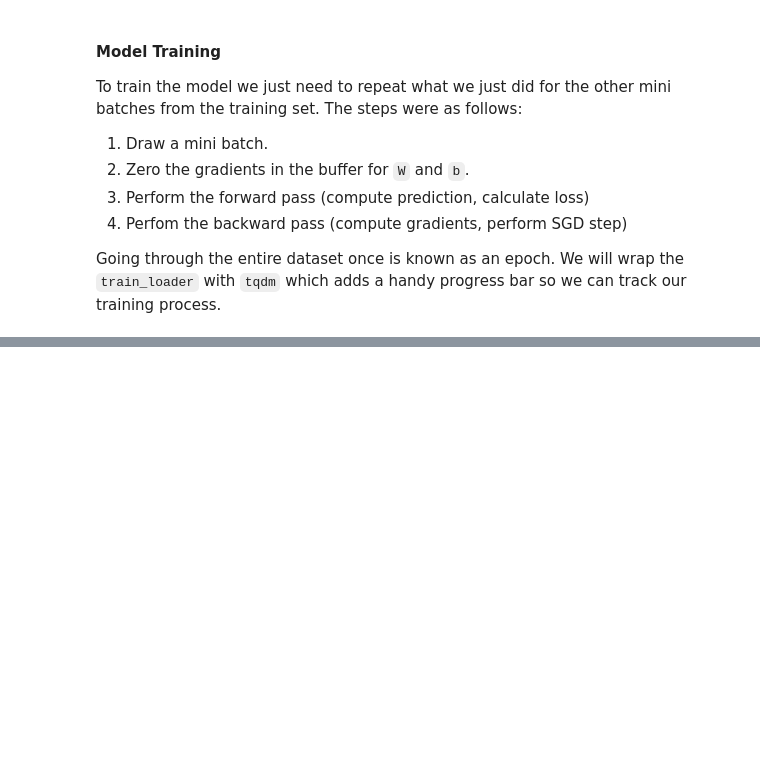
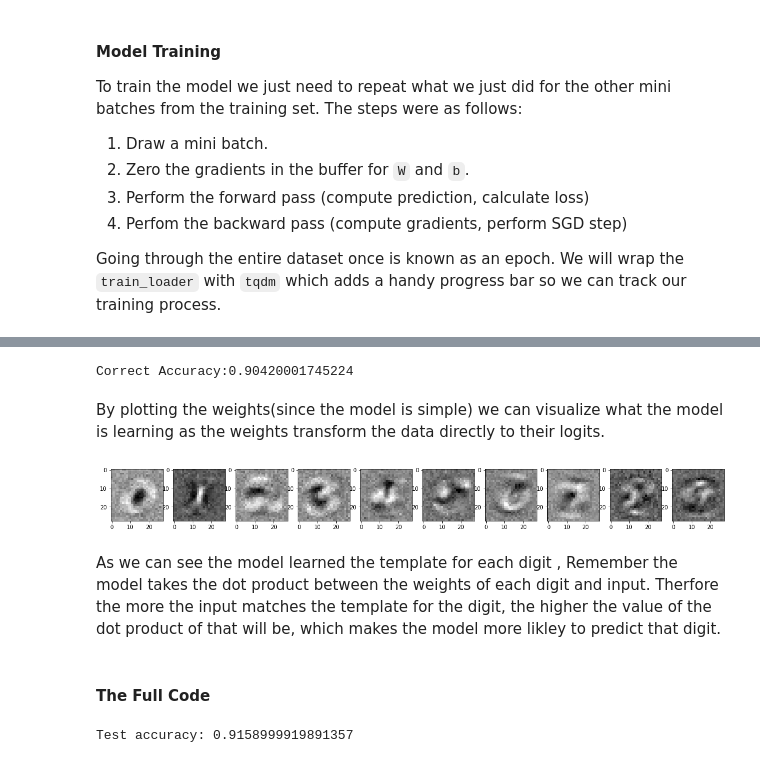
Before and after one commit to shubhambhardwaj98/Logistic-Regression, a Jupyter notebook: LogisticRegression.ipynb, the cells around one changed output, grey strips where cells are left out. Cells and saved outputs as stored; diff of their text form; code cells hidden in the pictures; blank space fills up the shorter version.

Commit message:
Accuracy tested

```diff
--- a/LogisticRegression.ipynb
+++ b/LogisticRegression.ipynb
@@ -243,0 +248,79 @@ for images, labels in tqdm(train_loader):
+# %%
+correct = 0
+total = len(mnist_test)
+
+with torch.no_grad():
+    for images, labels in tqdm(test_loader):
+        x = images.view(-1,28*28)
+        y = torch.matmul(x, W) + b
+
+        predictions = torch.argmax(y, dim=1)
+        correct +=  torch.sum((predictions == labels).float())
+print("Correct Accuracy:{}".format(correct/total))
+# %% [output]
+Correct Accuracy:0.90420001745224
+# %% [markdown]
+By plotting the weights(since the model is simple) we can visualize what the model is learning as the weights transform the data directly to their logits.
+# %%
+fig, ax = plt.subplots(1,10, figsize=(20,2))
+
+for digit in range(10):
+    ax[digit].imshow(W[:,digit].detach().view(28,28), cmap='gray')
+# %% [output]
+[figure, added]
+# %% [markdown]
+As we can see the model learned the  template for each digit , Remember the model takes the dot product between the weights of each digit and input. Therfore the more the input matches the template for the digit, the higher the value of the dot product of that will be, which makes the model more likley to predict that digit.
+# %% [markdown]
+#### The Full Code
+# %%
+import numpy as np
+import torch
+import torch.nn.functional as F
+from torchvision import datasets, transforms
+from tqdm.notebook import tqdm
+
+# Load the data
+mnist_train = datasets.MNIST(root="./datasets", train=True, transform=transforms.ToTensor(), download=True)
+mnist_test = datasets.MNIST(root="./datasets", train=False, transform=transforms.ToTensor(), download=True)
+train_loader = torch.utils.data.DataLoader(mnist_train, batch_size=100, shuffle=True)
+test_loader = torch.utils.data.DataLoader(mnist_test, batch_size=100, shuffle=False)
+
+## Training
+# Initialize parameters
+W = torch.randn(784, 10)/np.sqrt(784)
+W.requires_grad_()
+b = torch.zeros(10, requires_grad=True)
+
+# Optimizer
+optimizer = torch.optim.SGD([W,b], lr=0.395)
+
+# Iterate through train set minibatchs
+for images, labels in tqdm(train_loader):
+    # Zero out the gradients
+    optimizer.zero_grad()
+
+    # Forward pass
+    x = images.view(-1, 28*28)
+    y = torch.matmul(x, W) + b
+    cross_entropy = F.cross_entropy(y, labels)
+    # Backward pass
+    cross_entropy.backward()
+    optimizer.step()
+
+## Testing
+correct = 0
+total = len(mnist_test)
+
+with torch.no_grad():
+    # Iterate through test set minibatchs
+    for images, labels in tqdm(test_loader):
+        # Forward pass
+        x = images.view(-1, 28*28)
+        y = torch.matmul(x, W) + b
+
+        predictions = torch.argmax(y, dim=1)
+        correct += torch.sum((predictions == labels).float())
+
+print('Test accuracy: {}'.format(correct/total))
+# %% [output]
+Test accuracy: 0.9158999919891357
```
Also changed, not shown: parts of 1 cell of this notebook.
